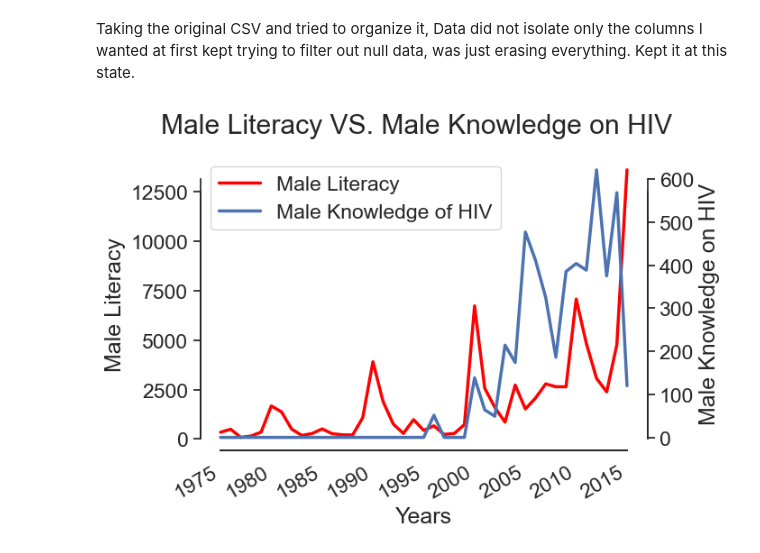
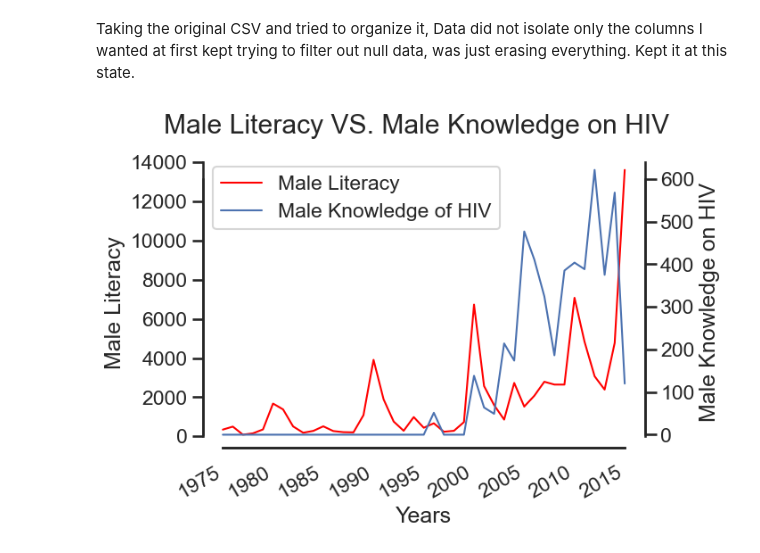
Before and after one commit to GreeneKP/helth_is_cool_eda, a Jupyter notebook: data/dualaxis.ipynb, the cells around one changed output. Cells and saved outputs as stored; diff of their text form; code cells hidden in the pictures.

```diff
--- a/data/dualaxis.ipynb
+++ b/data/dualaxis.ipynb
@@ -20,32 +20,32 @@ years = only_hp_params.index.tolist()
 
 
 #create a figure and the main plot
 fig, ax = plt.subplots()
 fig.autofmt_xdate()
 fig.suptitle('Male Literacy VS. Male Knowledge on HIV')
 
 #Create the X axis and left Y axis.
 ax.plot(years, male_literacy,color='red', label='Male Literacy')
 ax.set_ylabel('Male Literacy')
 ax.set_xlabel('Years')
 ax.set_xticks(list(range(0,len(years)+1,5)))
 
 #Create the right Y axis.
 ax_twin = ax.twinx()
 ax_twin.plot(years, knowledge, label='Male Knowledge of HIV')
 ax_twin.set_ylabel('Male Knowledge on HIV')
 ax_twin.set_yticks(knowledge)
 ax_twin.set_yticks(list(range(0, len(knowledge)+1,10)))
 ax_twin.set_yscale('linear')
 
 #Create legends.
 h1, l1 = ax.get_legend_handles_labels()
 h2, l2 = ax_twin.get_legend_handles_labels()
 ax.legend(h1+h2, l1+l2, loc=2)
 
 sns.set_theme()
-sns.set_context("notebook", font_scale=1.5, rc={"lines.linewidth": 2.5})
+sns.set_context("notebook", font_scale=1, rc={"lines.linewidth": 1.5})
 sns.set_style("white")
 sns.despine(right=False, trim=True)
 # %% [output]
-[figure, old version]
+[figure, new version]
```
